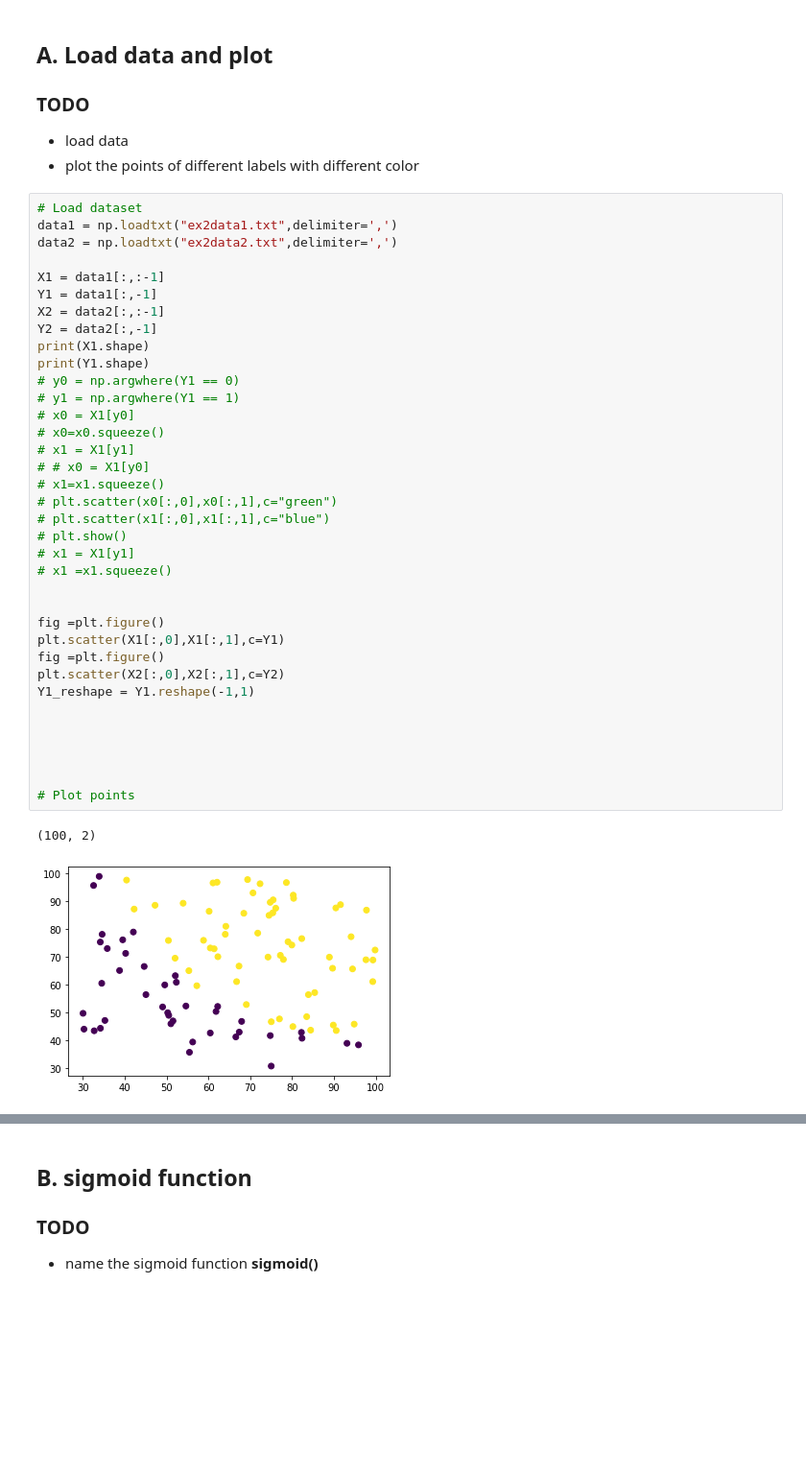
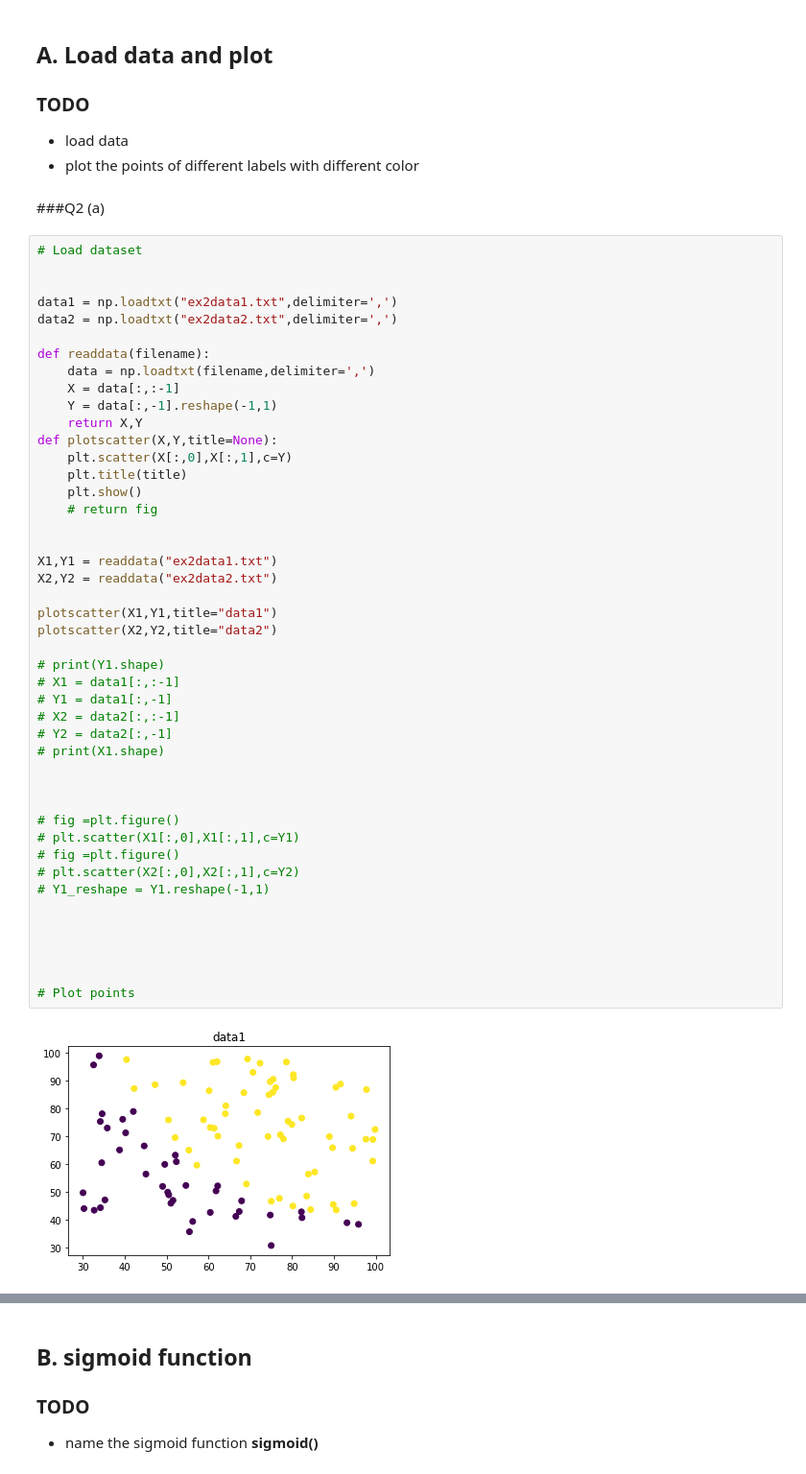
Before and after one commit to linjiw/787, a Jupyter notebook: hw3/q2___3.ipynb, the cells around one changed output, grey strips where cells are left out. Shown at 96% size. Saved outputs shown, nothing was run; the diff lists cells and outputs as text; blank space fills up the shorter version.

```diff
--- a/hw3/q2___3.ipynb
+++ b/hw3/q2___3.ipynb
@@ -24,42 +24,52 @@ import matplotlib.pyplot as plt
 ### TODO
 - load data
 - plot the points of different labels with different color
+# %% [markdown]
+###Q2 (a)
 # %%
 # Load dataset
+
+
 data1 = np.loadtxt("ex2data1.txt",delimiter=',')
 data2 = np.loadtxt("ex2data2.txt",delimiter=',')
 
-X1 = data1[:,:-1]
-Y1 = data1[:,-1]
-X2 = data2[:,:-1]
-Y2 = data2[:,-1]
-print(X1.shape)
-print(Y1.shape)
-# y0 = np.argwhere(Y1 == 0)
-# y1 = np.argwhere(Y1 == 1)
-# x0 = X1[y0]
-# x0=x0.squeeze()
-# x1 = X1[y1]
-# # x0 = X1[y0]
-# x1=x1.squeeze()
-# plt.scatter(x0[:,0],x0[:,1],c="green")
-# plt.scatter(x1[:,0],x1[:,1],c="blue")
-# plt.show()
-# x1 = X1[y1]
-# x1 =x1.squeeze()
+def readdata(filename):
+    data = np.loadtxt(filename,delimiter=',')
+    X = data[:,:-1]
+    Y = data[:,-1].reshape(-1,1)
+    return X,Y
+def plotscatter(X,Y,title=None):
+    plt.scatter(X[:,0],X[:,1],c=Y)
+    plt.title(title)
+    plt.show()
+    # return fig
 
 
-fig =plt.figure()
-plt.scatter(X1[:,0],X1[:,1],c=Y1)
-fig =plt.figure()
-plt.scatter(X2[:,0],X2[:,1],c=Y2)
-Y1_reshape = Y1.reshape(-1,1)
+X1,Y1 = readdata("ex2data1.txt")
+X2,Y2 = readdata("ex2data2.txt")
+
+plotscatter(X1,Y1,title="data1")
+plotscatter(X2,Y2,title="data2")
+
+# print(Y1.shape)
+# X1 = data1[:,:-1]
+# Y1 = data1[:,-1]
+# X2 = data2[:,:-1]
+# Y2 = data2[:,-1]
+# print(X1.shape)
+
+
+
+# fig =plt.figure()
+# plt.scatter(X1[:,0],X1[:,1],c=Y1)
+# fig =plt.figure()
+# plt.scatter(X2[:,0],X2[:,1],c=Y2)
+# Y1_reshape = Y1.reshape(-1,1)
 
 
 
 
 
 # Plot points
 # %% [output]
-(100, 2)
-[figure, old version]
+[figure, new version]
```
Also changed, not shown: parts of 20 cells of this notebook, 2 other files.
